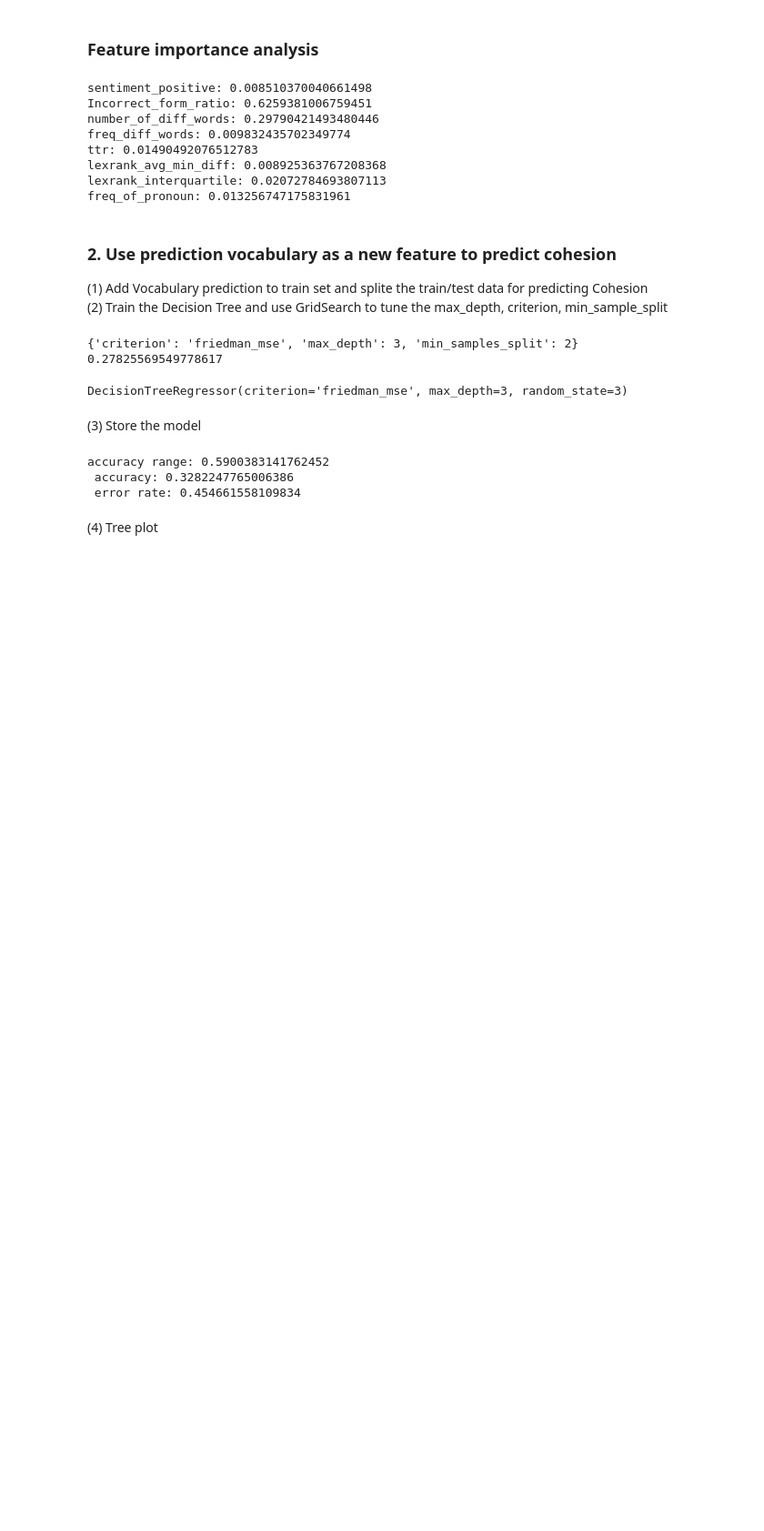
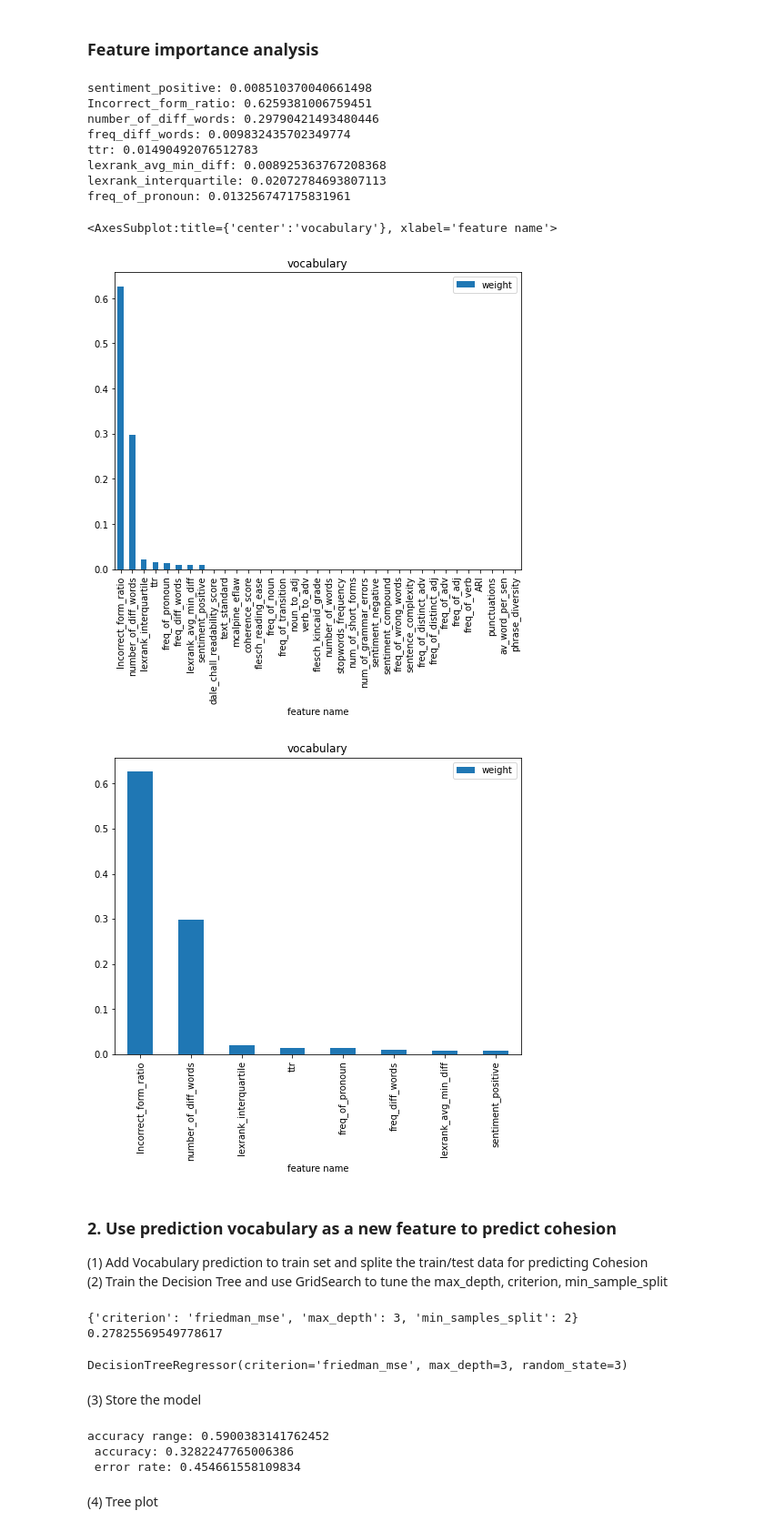
Before and after one commit to Lokki-ki-ki/Text_Marker, a Jupyter notebook: DecisionTree_new.ipynb, the cells around one changed output. Shown at 91% size. Cells and saved outputs as stored; diff of their text form; code cells hidden in the pictures; blank space fills up the shorter version.

```diff
--- a/DecisionTree_new.ipynb
+++ b/DecisionTree_new.ipynb
@@ -117,6 +117,17 @@ ttr: 0.01490492076512783
 lexrank_avg_min_diff: 0.008925363767208368
 lexrank_interquartile: 0.02072784693807113
 freq_of_pronoun: 0.013256747175831961
+# %%
+import numpy as np
+feature_importance = pd.DataFrame([list(X_train.columns.values), importance]).T
+feature_importance = feature_importance.sort_values(by=1, ascending=False)
+feature_importance.columns=['feature name', 'weight']
+feature_importance.plot(kind='bar',x=0, y=1, figsize=(8,6), title='vocabulary')
+feature_importance.head(8).plot(kind='bar',x=0, y=1, figsize=(8,6),title='vocabulary')
+# %% [output]
+<AxesSubplot:title={'center':'vocabulary'}, xlabel='feature name'>
+[figure, added]
+[figure, added]
 # %% [markdown]
 ### 2. Use prediction vocabulary as a new feature to predict cohesion
 (1) Add Vocabulary prediction to train set and splite the train/test data for predicting Cohesion \
```
Also changed, not shown: parts of 6 cells of this notebook, 2 other files.
